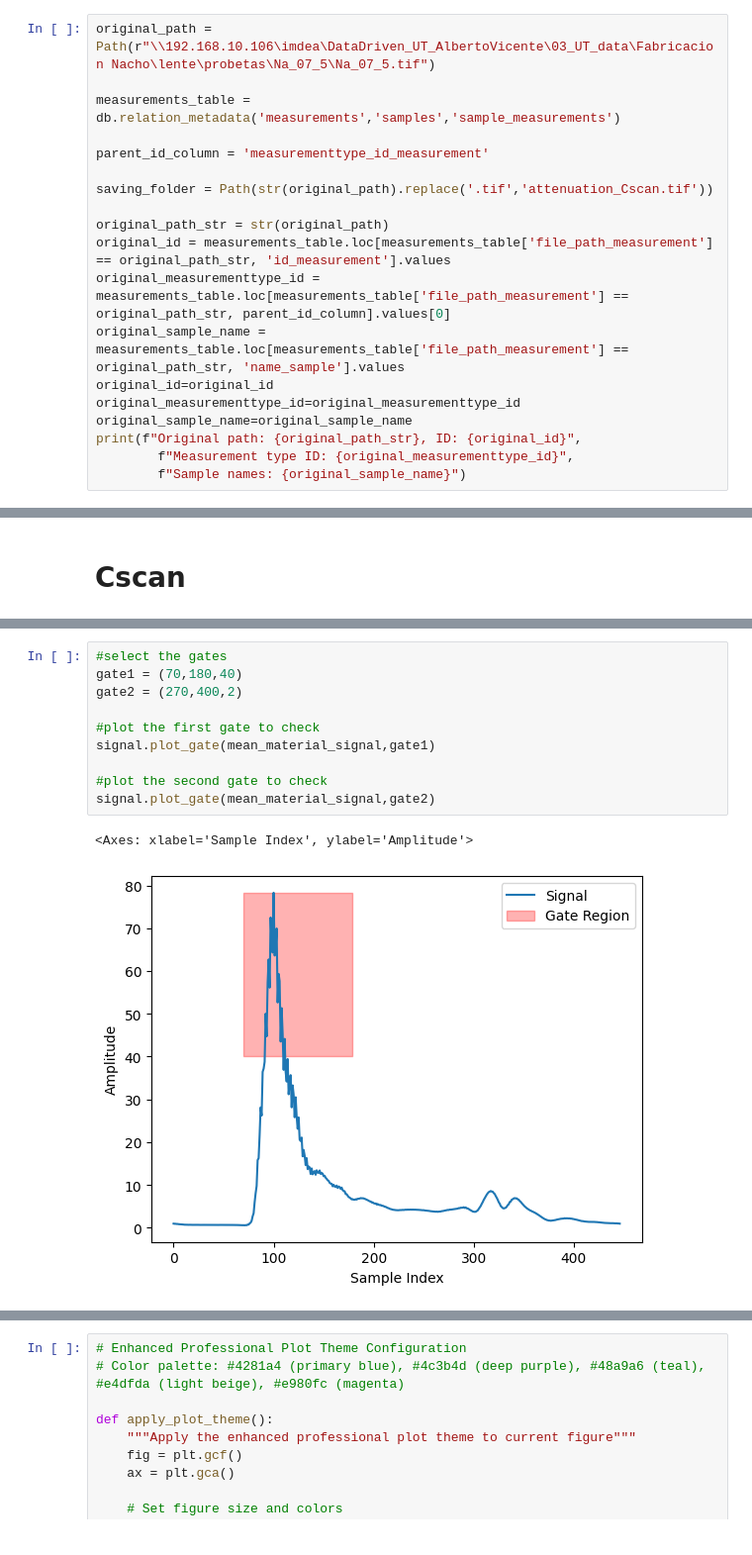
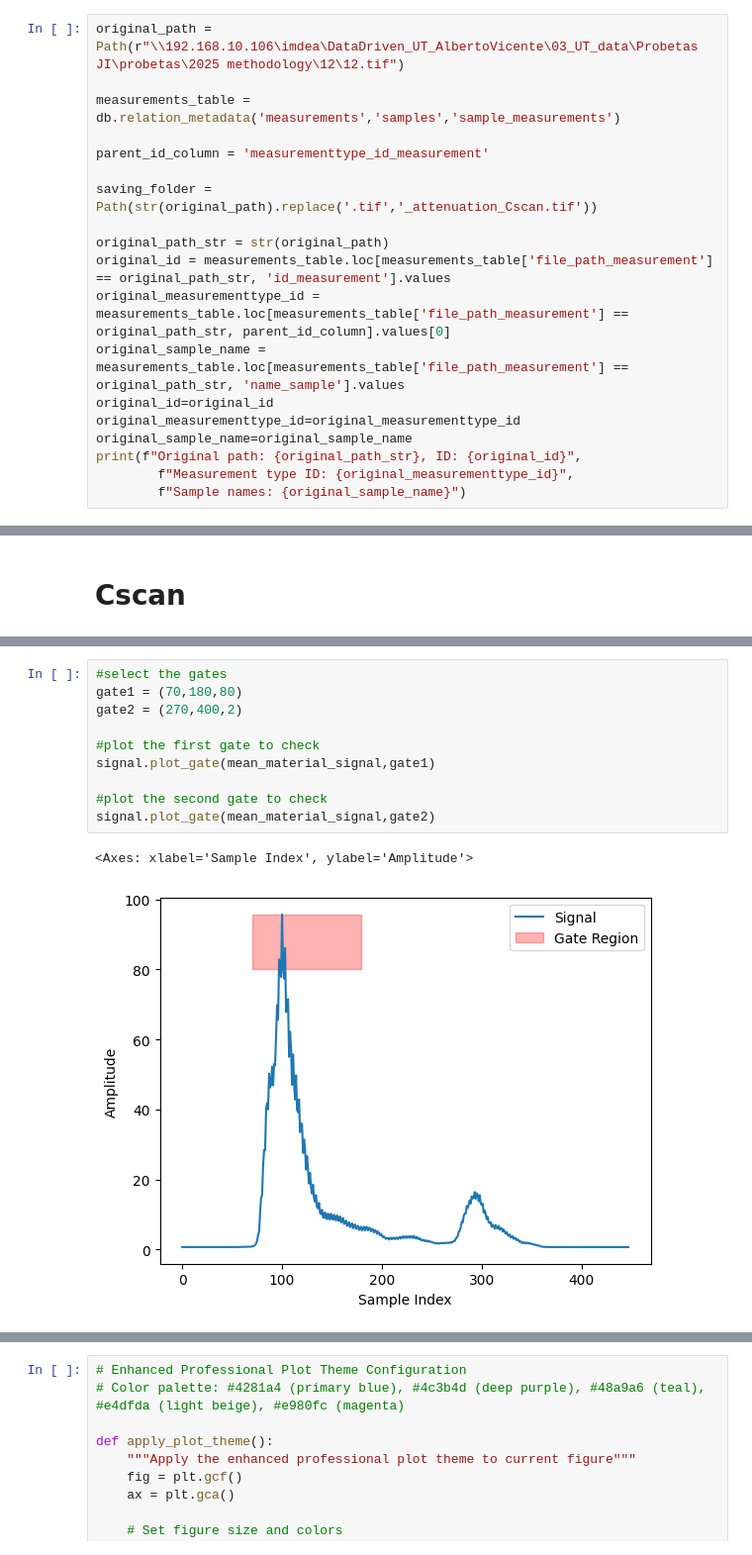
Before and after one commit to topeberti/UTvsXCT-preprocessing, a Jupyter notebook: produccion/signal/cscan.ipynb, the cells around one changed output, grey strips where cells are left out. Shown at 99% size. Drawn from its saved outputs; the diff is of its cells as text.

```diff
--- a/produccion/signal/cscan.ipynb
+++ b/produccion/signal/cscan.ipynb
@@ -20,13 +20,13 @@ Connected to the database
 # %% [markdown]
 ## Measurements file paths
 # %%
-original_path = Path(r"\\192.168.10.106\imdea\DataDriven_UT_AlbertoVicente\03_UT_data\Fabricacion Nacho\lente\probetas\Na_07_5\Na_07_5.tif")
+original_path = Path(r"\\192.168.10.106\imdea\DataDriven_UT_AlbertoVicente\03_UT_data\Probetas JI\probetas\2025 methodology\12\12.tif")
 
 measurements_table = db.relation_metadata('measurements','samples','sample_measurements')
 
 parent_id_column = 'measurementtype_id_measurement'
 
-saving_folder = Path(str(original_path).replace('.tif','attenuation_Cscan.tif'))
+saving_folder = Path(str(original_path).replace('.tif','_attenuation_Cscan.tif'))
 
 original_path_str = str(original_path)
 original_id = measurements_table.loc[measurements_table['file_path_measurement'] == original_path_str, 'id_measurement'].values
@@ -83,13 +83,13 @@ plt.show()
 # %%
 #select the gates
-gate1 = (70,180,40)
+gate1 = (70,180,80)
 gate2 = (270,400,2)
 
 #plot the first gate to check
 signal.plot_gate(mean_material_signal,gate1)
 
 #plot the second gate to check
 signal.plot_gate(mean_material_signal,gate2)
 # %% [output]
 <Axes: xlabel='Sample Index', ylabel='Amplitude'>
-[figure, old version]
+[figure, new version]
```
Also changed, not shown: parts of 6 cells of this notebook, 15 other files.
